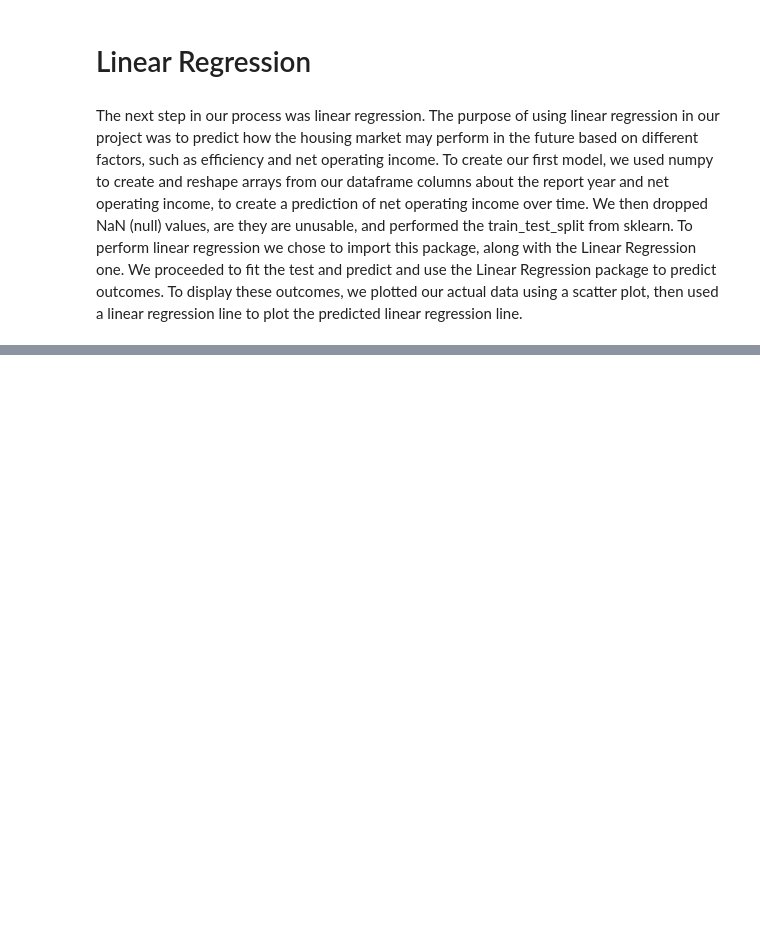
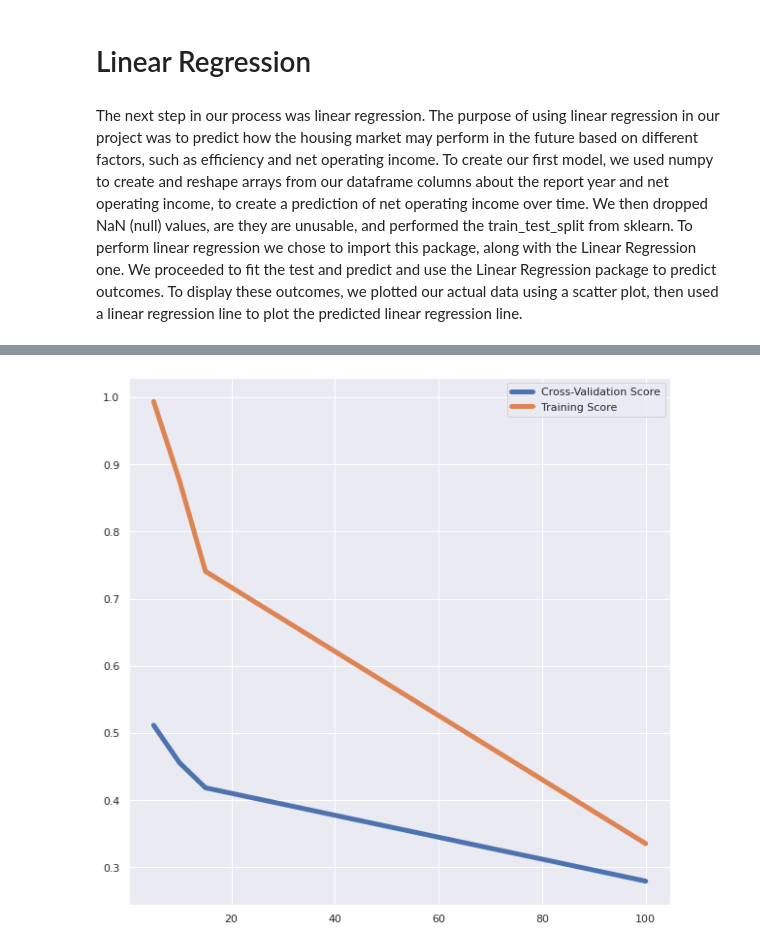
Before and after one commit to ethanewing1/nyc_condos, a Jupyter notebook: finalproject.ipynb, the cells around one changed output, grey strips where cells are left out. Saved outputs shown, nothing was run; the diff lists cells and outputs as text; code cells hidden in the pictures; blank space fills up the shorter version.

```diff
--- a/finalproject.ipynb
+++ b/finalproject.ipynb
@@ -397,0 +390,15 @@ reject null hypothesis
+# %%
+min_samples_split = [1, 5, 10, 15, 100]
+train_scoreNum, test_scoreNum = validation_curve(
+                                RandomForestClassifier(n_estimators=100),
+                                X = X_train, y = y_train,
+                                param_name = 'min_samples_split',
+                                param_range = min_samples_split, cv = 3)
+
+plt.figure(figsize=(10,10))
+plt.plot(min_samples_split, np.mean(test_scoreNum, axis=1), label='Cross-Validation Score', linewidth=5)
+plt.plot(min_samples_split, np.mean(train_scoreNum, axis=1), label='Training Score', linewidth=5)
+plt.legend()
+plt.show()
+# %% [output]
+[figure, added]
```
Also changed, not shown: parts of 32 cells of this notebook.
